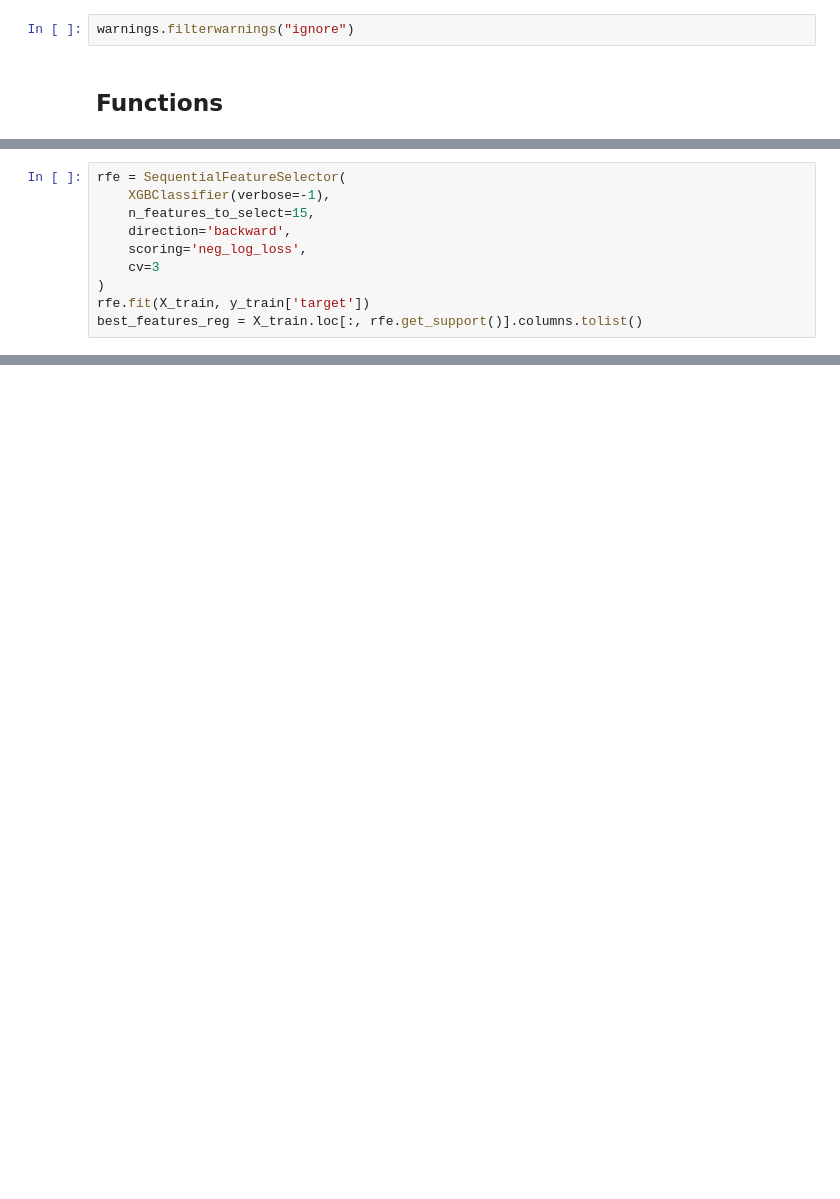
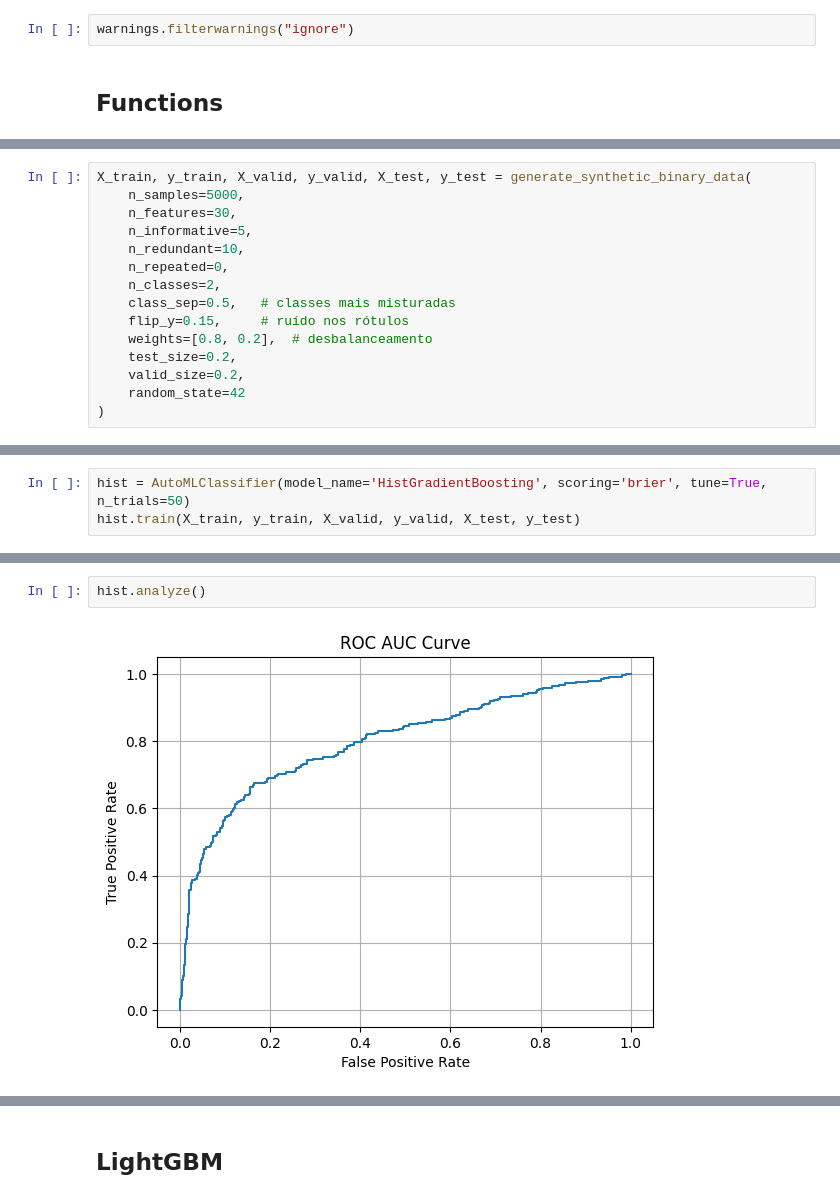
Before and after one commit to juniorcl/data-science-toolkit, a Jupyter notebook: notebooks/automl_general_classifier.ipynb, the cells around one changed output, grey strips where cells are left out. Cells and saved outputs as stored; diff of their text form; blank space fills up the shorter version.

```diff
--- a/notebooks/automl_general_classifier.ipynb
+++ b/notebooks/automl_general_classifier.ipynb
@@ -214,10 +15,0 @@ X_train, y_train, X_valid, y_valid, X_test, y_test = generate_synthetic_binary_d
-# %%
-rfe = SequentialFeatureSelector(
-    XGBClassifier(verbose=-1),
-    n_features_to_select=15,
-    direction='backward',
-    scoring='neg_log_loss',
-    cv=3
-)
-rfe.fit(X_train, y_train['target'])
-best_features_reg = X_train.loc[:, rfe.get_support()].columns.tolist()
@@ -654,0 +81,15 @@ a.get_result_analysis()
+# %%
+X_train, y_train, X_valid, y_valid, X_test, y_test = generate_synthetic_binary_data(
+    n_samples=5000,
+    n_features=30,
+    n_informative=5,
+    n_redundant=10,
+    n_repeated=0,
+    n_classes=2,
+    class_sep=0.5,   # classes mais misturadas
+    flip_y=0.15,     # ruído nos rótulos
+    weights=[0.8, 0.2],  # desbalanceamento
+    test_size=0.2,
+    valid_size=0.2,
+    random_state=42
+)
@@ -654,0 +100,3 @@ a.get_result_analysis()
+# %%
+hist = AutoMLClassifier(model_name='HistGradientBoosting', scoring='brier', tune=True, n_trials=50)
+hist.train(X_train, y_train, X_valid, y_valid, X_test, y_test)
@@ -654,0 +112,4 @@ a.get_result_analysis()
+# %%
+hist.analyze()
+# %% [output]
+[figure, added]
@@ -654,0 +122,2 @@ a.get_result_analysis()
+# %% [markdown]
+## LightGBM
```
Also changed, not shown: parts of 54 cells of this notebook, 59 other files.
